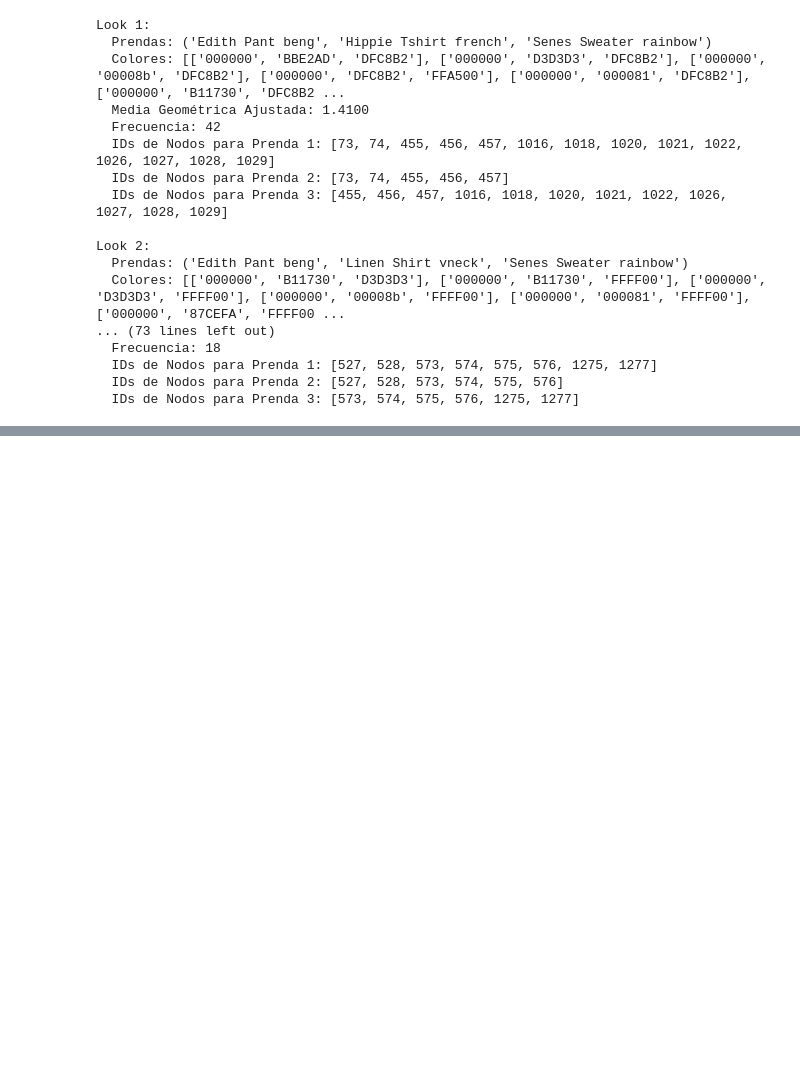
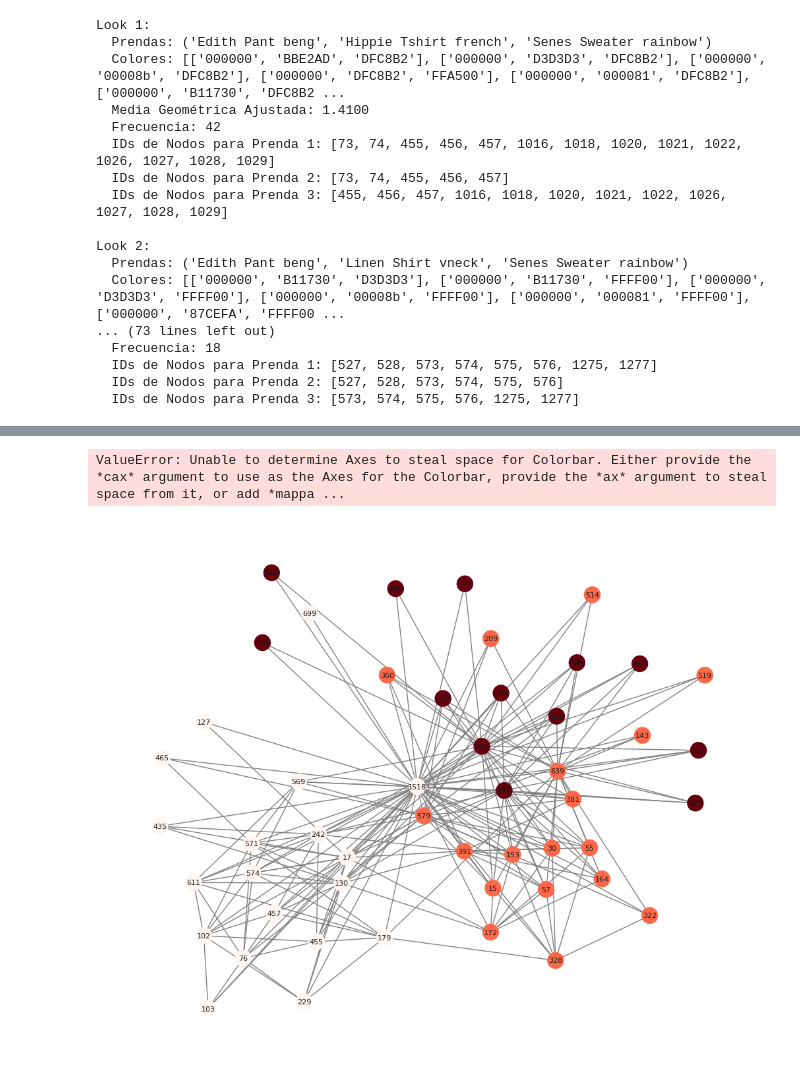
Before and after one commit to xaabizulu/24_25_3_R10_Verde_Oscuro, a Jupyter notebook: 02__Grafo_Colabs.ipynb, the cells around one changed output, grey strips where cells are left out. Drawn from its saved outputs; the diff is of its cells as text; code cells hidden in the pictures; blank space fills up the shorter version.

```diff
--- a/02__Grafo_Colabs.ipynb
+++ b/02__Grafo_Colabs.ipynb
@@ -1118,0 +1277,38 @@ Look 2:
+# %%
+
+def graficar_grafo_comunidades(G, muestra=50):
+    # Obtener una muestra conectada de nodos
+    nodos_muestra = obtener_muestra_conectada(G, muestra)
+    subgrafo = G.subgraph(nodos_muestra)
+
+    # Detectar comunidades
+    comunidades = list(greedy_modularity_communities(subgrafo))
+    colores = {}
+    for idx, comunidad in enumerate(comunidades):
+        for nodo in comunidad:
+            colores[nodo] = idx
+
+    # Asignar colores a los nodos (tonos rojos intermedios)
+    nodo_colores = [colores[nodo] for nodo in subgrafo.nodes()]
+    cmap = plt.cm.Reds
+    sm = limitar_colormap(cmap, vmin=0.3, vmax=0.9)
+
+    # Dibujar grafo
+    plt.figure(figsize=(10, 8))
+    nx.draw(
+        subgrafo,
+        with_labels=True,
+        node_color=nodo_colores,
+        node_size=300,
+        cmap=cmap,
+        font_size=8,
+        edge_color="gray"
+    )
+    plt.colorbar(sm, label="Comunidades")
+    plt.title("Visualización del grafo (colores según comunidades)")
+    plt.show()
+
+graficar_grafo_comunidades(G7)
+# %% [output]
+ValueError: Unable to determine Axes to steal space for Colorbar. Either provide the *cax* argument to use as the Axes for the Colorbar, provide the *ax* argument to steal space from it, or add *mappa ...
+[figure, added]
```
Also changed, not shown: parts of 5 cells of this notebook.
